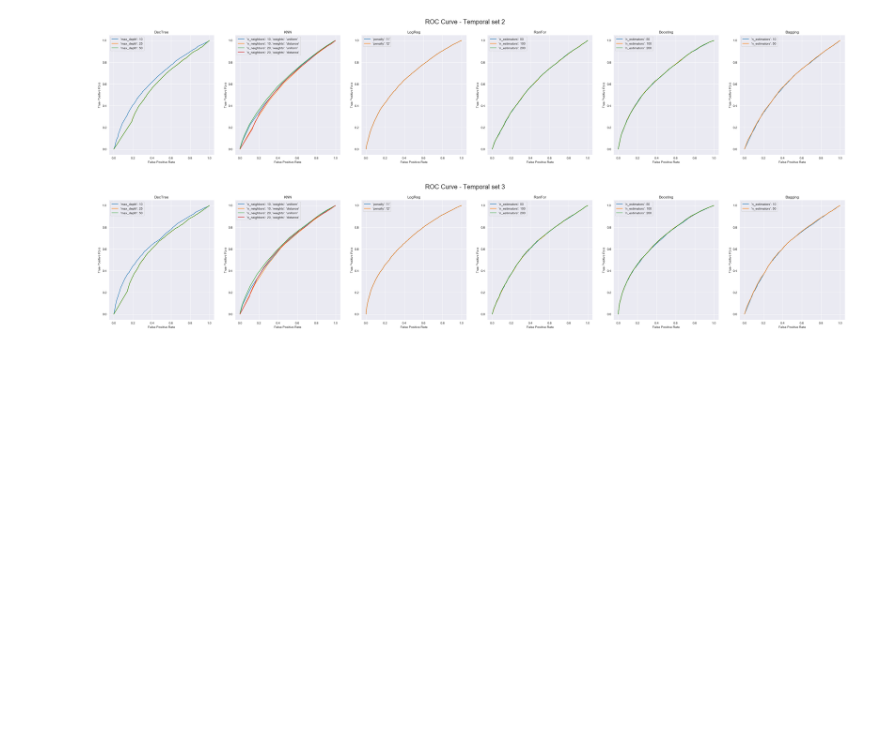
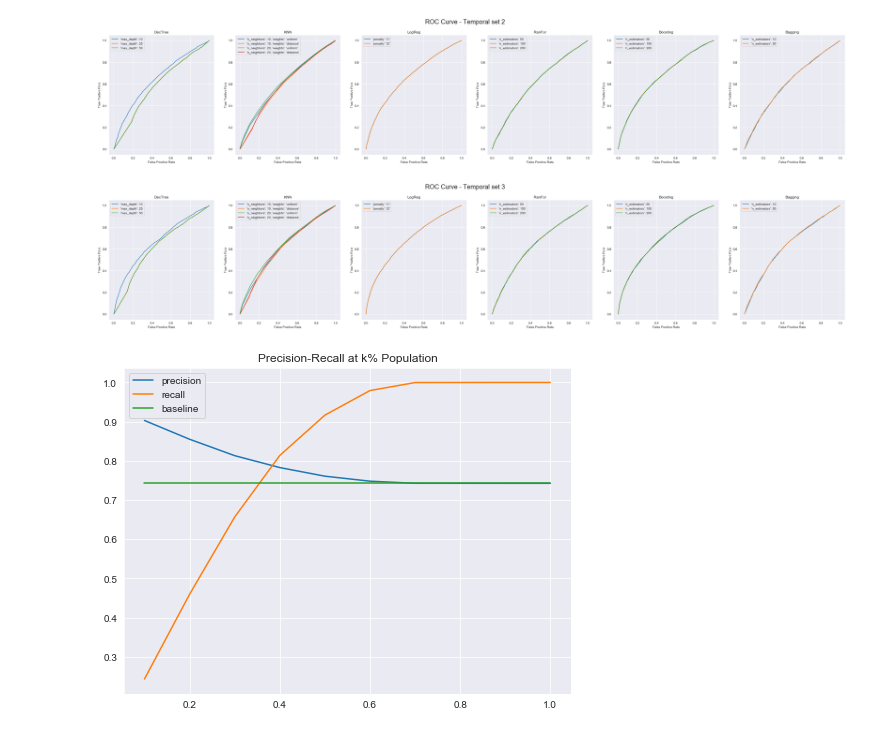
Before and after one commit to aya-liu/machine-learning-for-policy, a Jupyter notebook: hws/hw3/hw3-pipeline-notebook.ipynb, the cells around one changed output. Saved outputs shown, nothing was run; the diff lists cells and outputs as text; code cells hidden in the pictures; blank space fills up the shorter version.

```diff
--- a/hws/hw3/hw3-pipeline-notebook.ipynb
+++ b/hws/hw3/hw3-pipeline-notebook.ipynb
@@ -276,3 +276,9 @@ pp.compare_roc_curves_within_type(by_set_by_type)
 [figure]
 [figure]
 [figure]
+# %%
+boost_100_ts1 = by_set_by_type['1']['Boosting'][1]
+# %%
+pp.plot_precision_recall(boost_100_ts1)
+# %% [output]
+[figure, added]
```
Also changed, not shown: 1 other file.
